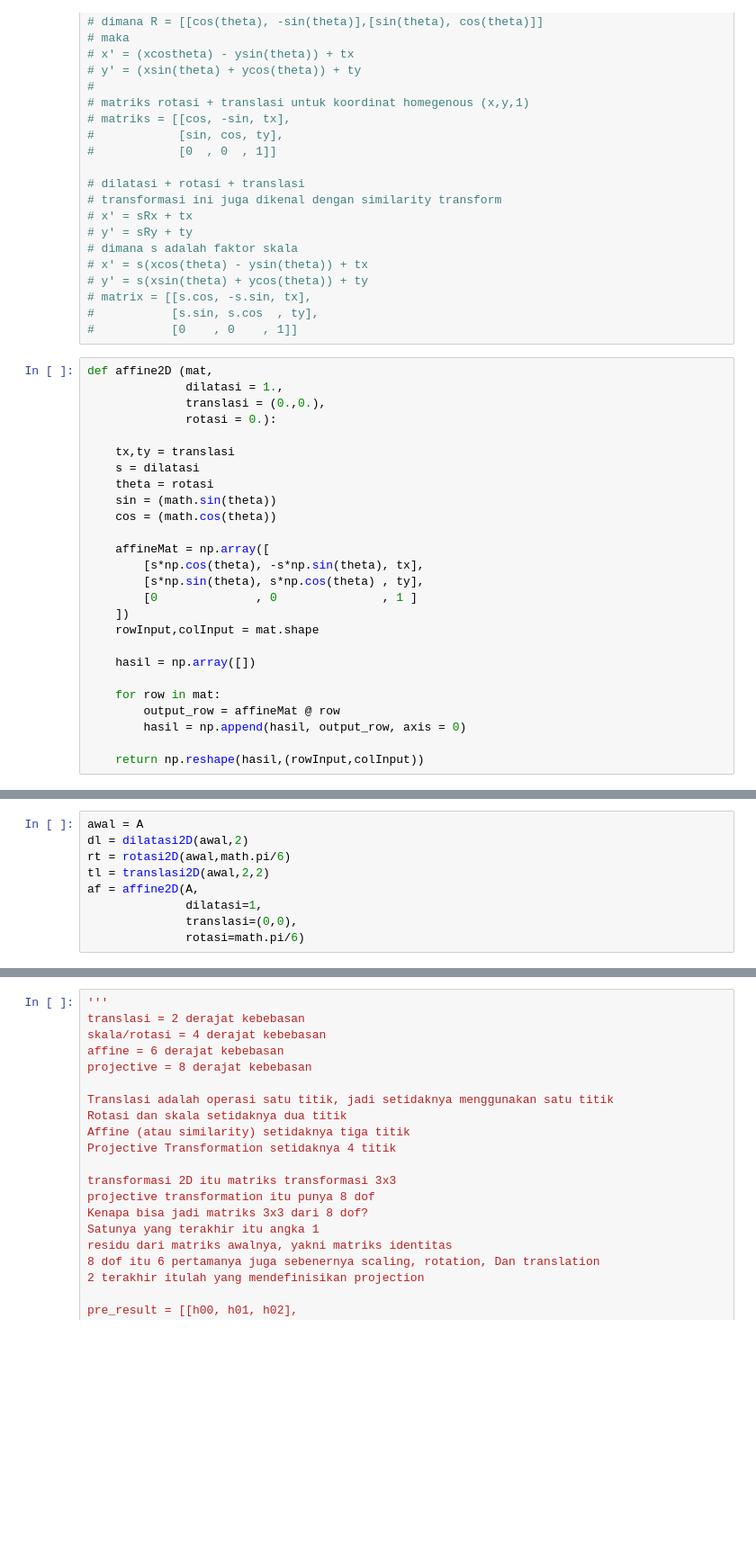
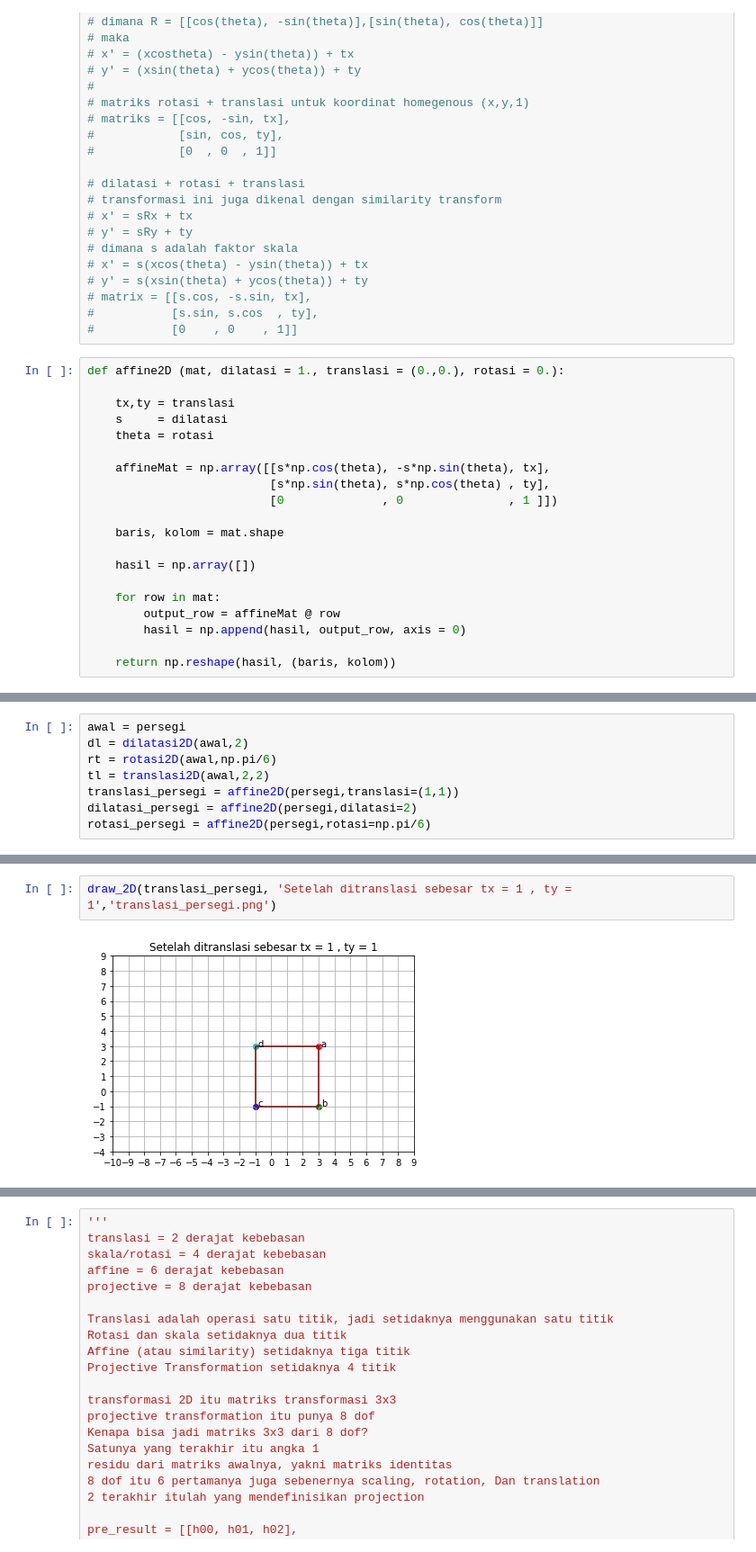
Before and after one commit to bagusn13/task1_2Dtransform, a Jupyter notebook: task_1_sistem_pakar.ipynb, the cells around one changed output, grey strips where cells are left out. Shown at 90% size. Drawn from its saved outputs; the diff is of its cells as text; blank space fills up the shorter version.

```diff
--- a/task_1_sistem_pakar.ipynb
+++ b/task_1_sistem_pakar.ipynb
@@ -123,23 +104,17 @@ def rotasi2D (mat,theta):
 #           [s.sin, s.cos  , ty],
 #           [0    , 0    , 1]]
 # %%
-def affine2D (mat,
-              dilatasi = 1.,
-              translasi = (0.,0.),
-              rotasi = 0.):
+def affine2D (mat, dilatasi = 1., translasi = (0.,0.), rotasi = 0.):
 
     tx,ty = translasi
-    s = dilatasi
+    s     = dilatasi
     theta = rotasi
-    sin = (math.sin(theta))
-    cos = (math.cos(theta))
 
-    affineMat = np.array([
-        [s*np.cos(theta), -s*np.sin(theta), tx],
-        [s*np.sin(theta), s*np.cos(theta) , ty],
-        [0              , 0               , 1 ]
-    ])
-    rowInput,colInput = mat.shape
+    affineMat = np.array([[s*np.cos(theta), -s*np.sin(theta), tx],
+                          [s*np.sin(theta), s*np.cos(theta) , ty],
+                          [0              , 0               , 1 ]])
+
+    baris, kolom = mat.shape
 
     hasil = np.array([])
 
@@ -147,5 +122,5 @@ def affine2D (mat,
         output_row = affineMat @ row
         hasil = np.append(hasil, output_row, axis = 0)
 
-    return np.reshape(hasil,(rowInput,colInput))
+    return np.reshape(hasil, (baris, kolom))
 # %%
@@ -178,10 +155,9 @@ def draw_2D(mat):
     plt.show()
 # %%
-awal = A
+awal = persegi
 dl = dilatasi2D(awal,2)
-rt = rotasi2D(awal,math.pi/6)
+rt = rotasi2D(awal,np.pi/6)
 tl = translasi2D(awal,2,2)
-af = affine2D(A,
-              dilatasi=1,
-              translasi=(0,0),
-              rotasi=math.pi/6)
+translasi_persegi = affine2D(persegi,translasi=(1,1))
+dilatasi_persegi = affine2D(persegi,dilatasi=2)
+rotasi_persegi = affine2D(persegi,rotasi=np.pi/6)
@@ -196,0 +168,4 @@ draw_2D(af)
+# %%
+draw_2D(translasi_persegi, 'Setelah ditranslasi sebesar tx = 1 , ty = 1','translasi_persegi.png')
+# %% [output]
+[figure, added]
```
Also changed, not shown: parts of 14 cells of this notebook.
